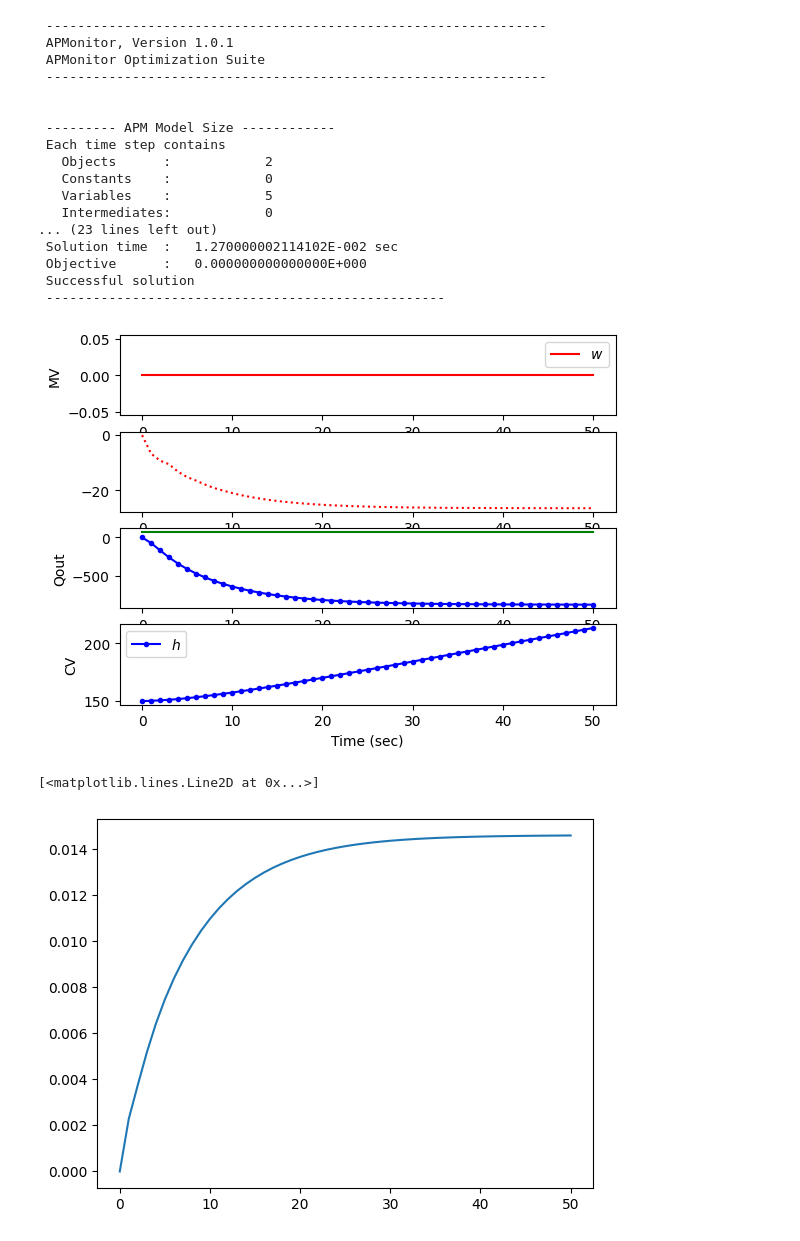
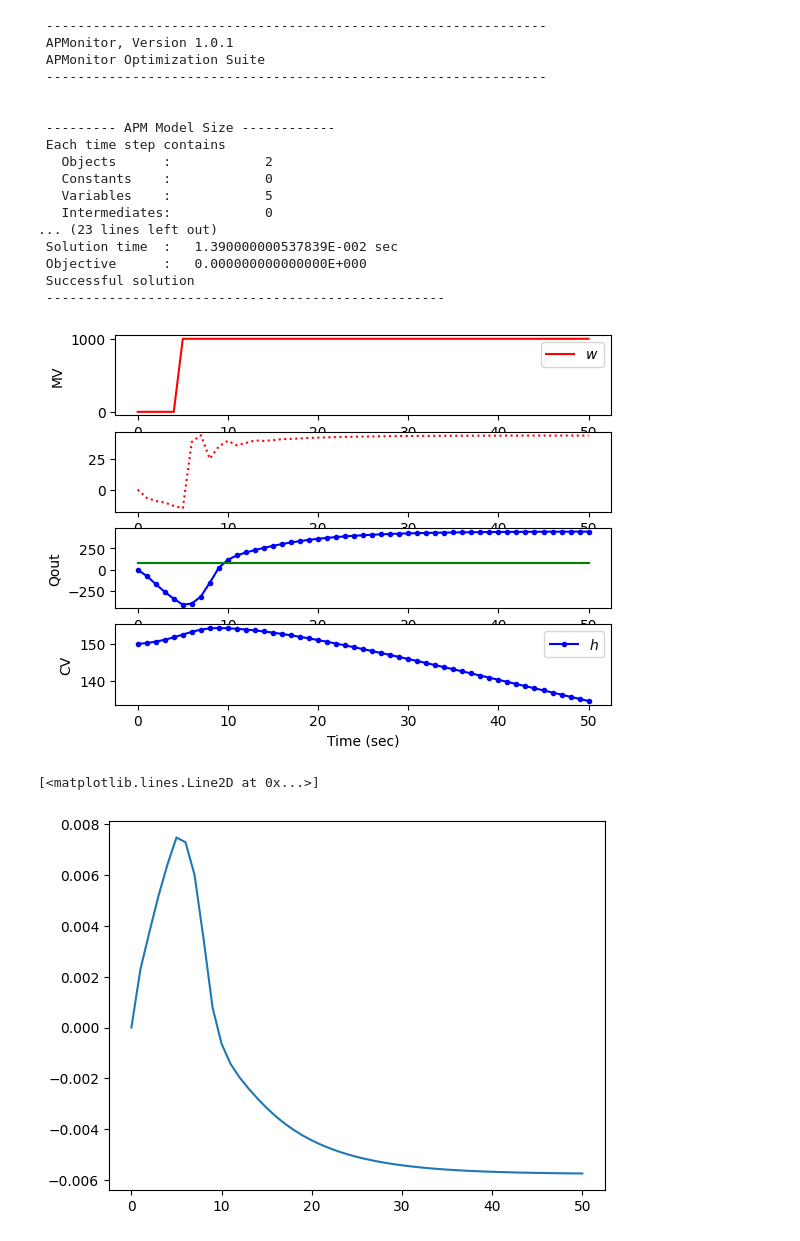
Before and after one commit to Stepzi/GRP2-IIoT-for-Digitization-of-Electronic-Assets, a Jupyter notebook: Sebastian_dev/MPC.ipynb, the cells around one changed output. Drawn from its saved outputs; the diff is of its cells as text; code cells hidden in the pictures.

```diff
--- a/Sebastian_dev/MPC.ipynb
+++ b/Sebastian_dev/MPC.ipynb
@@ -44,7 +44,7 @@ m.arx(p_outflow,Qout,w)
 tf = 50 # final time
 u1 = np.zeros(tf+1)
 u1[5:] = 1000
-#w.value = u1
+w.value = u1
 
 m.Equation(h.dt() == 1/18 *(75 - Qout)/3600*100)
 dh = m.Var()
@@ -68,34 +68,34 @@ plt.plot(m.time,P.value,'r:',label=r'$P$')
 plt.subplot(4,1,3)
 plt.plot(m.time,Qout.value,'b.-',label=r'$Qout$')
 plt.plot(m.time,75*np.ones(tf+1),'g-',label=r'$Qin$')
 plt.ylabel('Qout')
 plt.subplot(4,1,4)
 plt.plot(m.time,h.value,'b.-',label=r'$h$')
 #plt.plot(m.time,d_cv1.value,'g.-',label=r'$v$')
 #plt.plot(m.time,d_cv2.value,'g.-',label=r'$v$')
 plt.ylabel('CV')
 plt.xlabel('Time (sec)')
 plt.legend(loc='best')
 plt.show()
 plt.plot(dh)
 # %% [output]
  ----------------------------------------------------------------
  APMonitor, Version 1.0.1
  APMonitor Optimization Suite
  ----------------------------------------------------------------
 
 
  --------- APM Model Size ------------
  Each time step contains
    Objects      :            2
    Constants    :            0
    Variables    :            5
    Intermediates:            0
 ... (23 lines left out)
- Solution time  :   1.270000002114102E-002 sec
+ Solution time  :   1.390000000537839E-002 sec
  Objective      :   0.000000000000000E+000
  Successful solution
  ---------------------------------------------------
-[figure, old version]
+[figure, new version]
 [<matplotlib.lines.Line2D at 0x...>]
-[figure, old version]
+[figure, new version]
```
Also changed, not shown: 2 other files.
